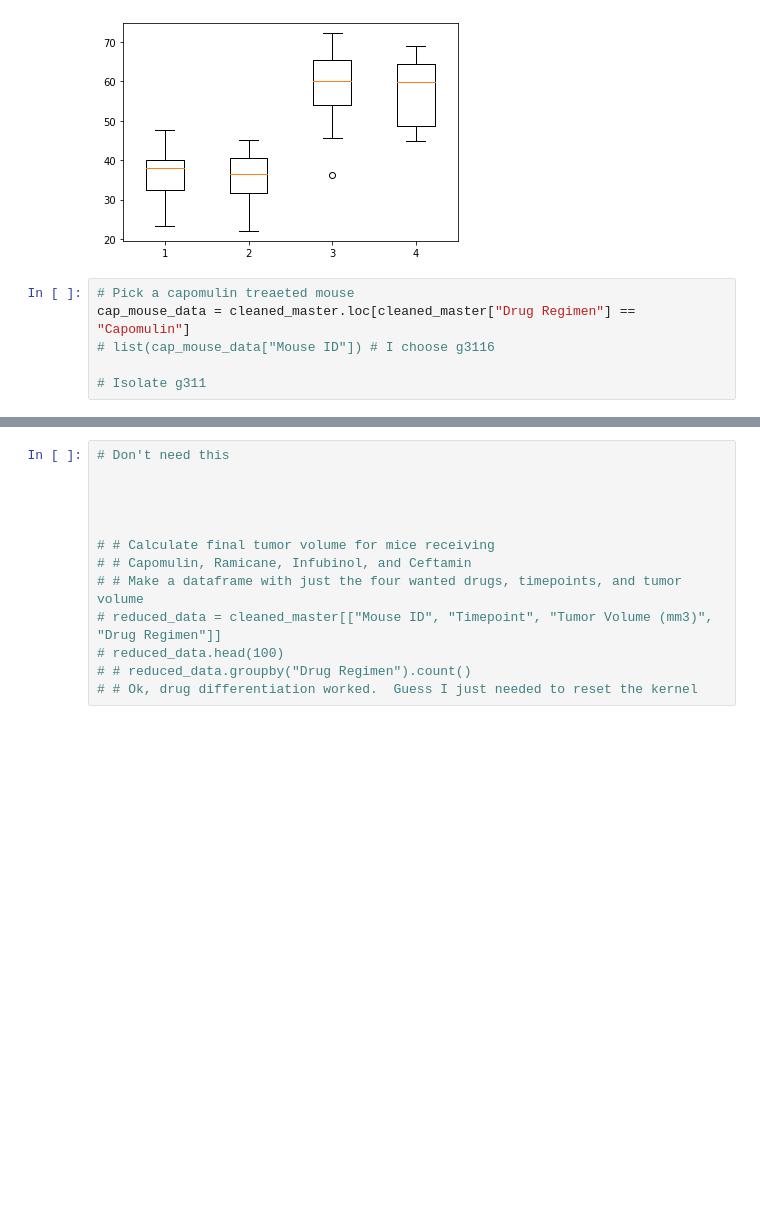
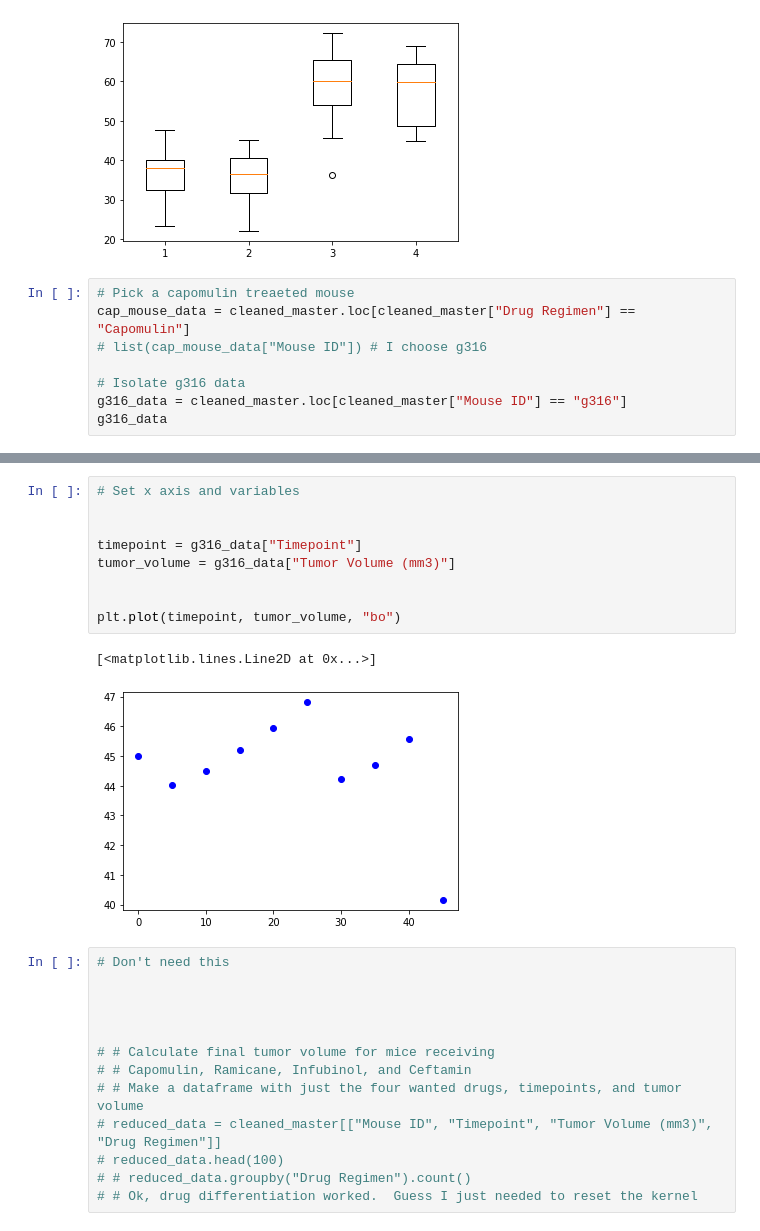
Before and after one commit to mel-c-lowe/MatPlotLib_Homework_05, a Jupyter notebook: Pymaceuticals.ipynb, the cells around one changed output, grey strips where cells are left out. Saved outputs shown, nothing was run; the diff lists cells and outputs as text; blank space fills up the shorter version.

Commit message:
Got an ugly line plot for g316. Needs clean up

```diff
--- a/Pymaceuticals.ipynb
+++ b/Pymaceuticals.ipynb
@@ -426,6 +426,8 @@ plt.show()
 # %%
 # Pick a capomulin treaeted mouse
 cap_mouse_data = cleaned_master.loc[cleaned_master["Drug Regimen"] == "Capomulin"]
-# list(cap_mouse_data["Mouse ID"]) # I choose g3116
+# list(cap_mouse_data["Mouse ID"]) # I choose g316
 
-# Isolate g311
+# Isolate g316 data
+g316_data = cleaned_master.loc[cleaned_master["Mouse ID"] == "g316"]
+g316_data
@@ -432,3 +446,15 @@ cap_mouse_data = cleaned_master.loc[cleaned_master["Drug Regimen"] == "Capomulin
+# %%
+# Set x axis and variables
+
+
+timepoint = g316_data["Timepoint"]
+tumor_volume = g316_data["Tumor Volume (mm3)"]
+
+
+plt.plot(timepoint, tumor_volume, "bo")
+# %% [output]
+[<matplotlib.lines.Line2D at 0x...>]
+[figure, added]
 # %%
 # Don't need this
 
```
Also changed, not shown: parts of 1 cell of this notebook.
